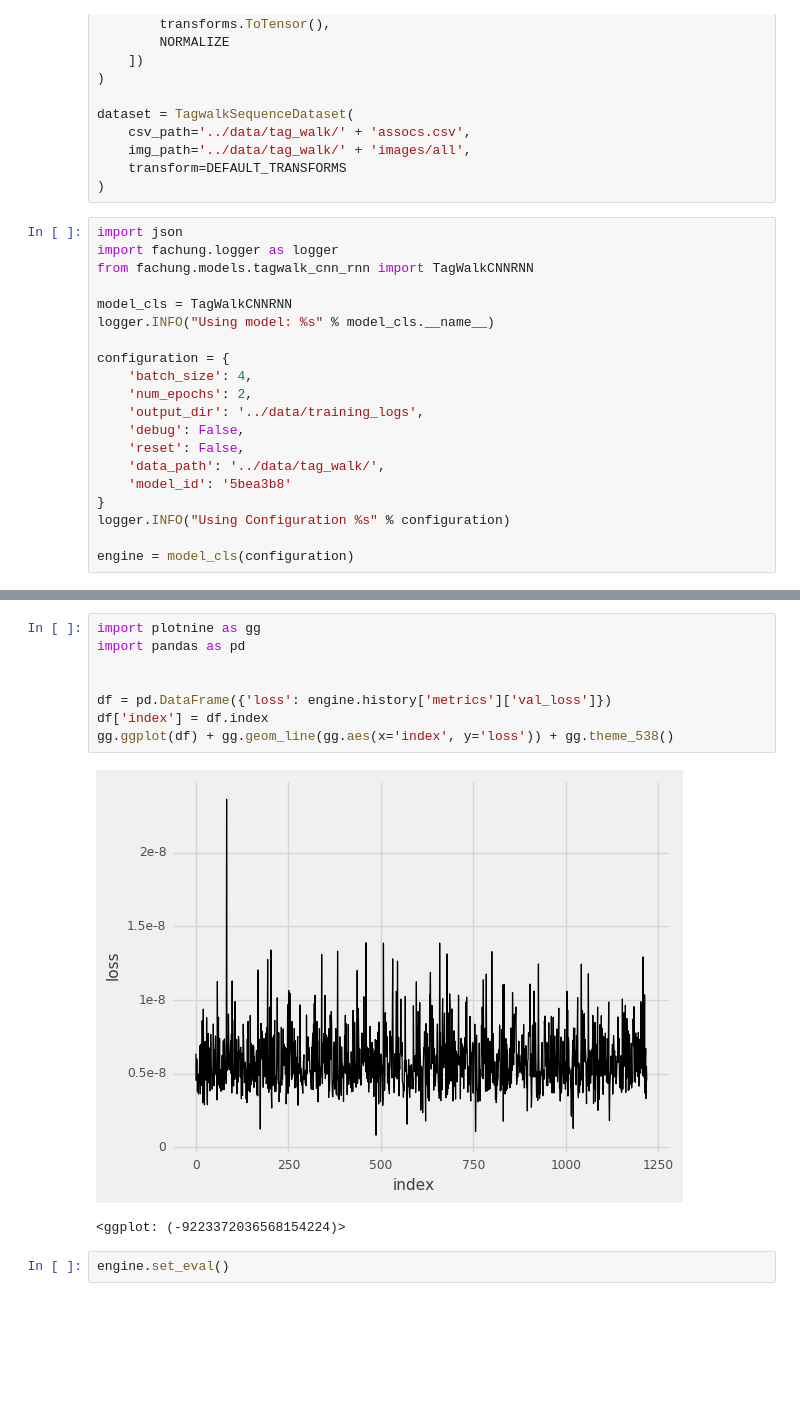
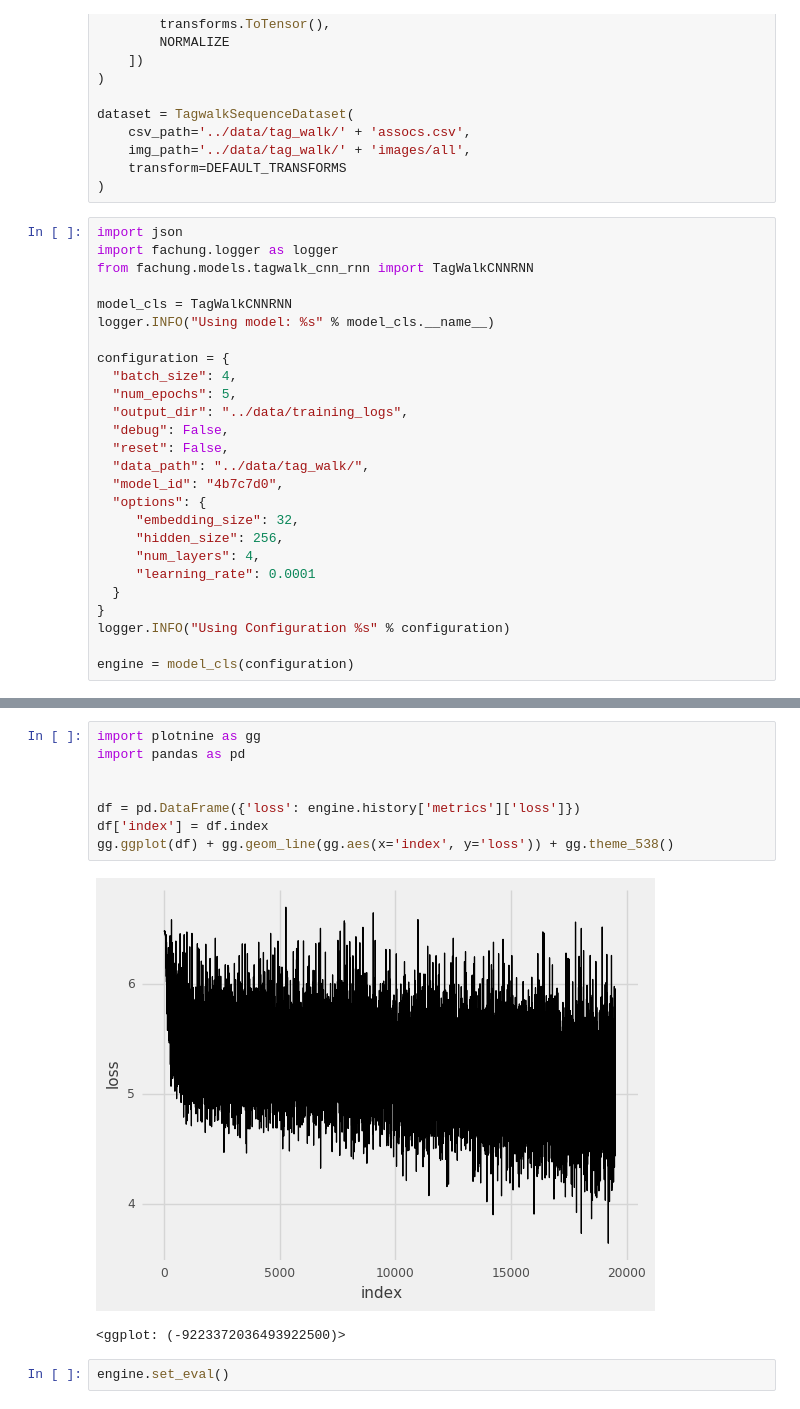
Before and after one commit to Antobiotics/tagWalk, a Jupyter notebook: tag_walk/notebooks/TagWalkClassification.ipynb, the cells around one changed output, grey strips where cells are left out. Drawn from its saved outputs; the diff is of its cells as text; blank space fills up the shorter version.

Commit message:
:microscope: Slow training

```diff
--- a/tag_walk/notebooks/TagWalkClassification.ipynb
+++ b/tag_walk/notebooks/TagWalkClassification.ipynb
@@ -257,13 +257,19 @@ model_cls = TagWalkCNNRNN
 logger.INFO("Using model: %s" % model_cls.__name__)
 
 configuration = {
-    'batch_size': 4,
-    'num_epochs': 2,
-    'output_dir': '../data/training_logs',
-    'debug': False,
-    'reset': False,
-    'data_path': '../data/tag_walk/',
-    'model_id': '5bea3b8'
+  "batch_size": 4,
+  "num_epochs": 5,
+  "output_dir": "../data/training_logs",
+  "debug": False,
+  "reset": False,
+  "data_path": "../data/tag_walk/",
+  "model_id": "4b7c7d0",
+  "options": {
+     "embedding_size": 32,
+     "hidden_size": 256,
+     "num_layers": 4,
+     "learning_rate": 0.0001
+  }
 }
 logger.INFO("Using Configuration %s" % configuration)
 
@@ -282,14 +288,14 @@ engine.read_model()
 # %%
 import plotnine as gg
 import pandas as pd
 
 
-df = pd.DataFrame({'loss': engine.history['metrics']['val_loss']})
+df = pd.DataFrame({'loss': engine.history['metrics']['loss']})
 df['index'] = df.index
 gg.ggplot(df) + gg.geom_line(gg.aes(x='index', y='loss')) + gg.theme_538()
 # %% [output]
-[figure, old version]
+[figure, new version]
-<ggplot: (-9223372036568154224)>
+<ggplot: (-9223372036493922500)>
 # %%
 engine.set_eval()
 # %%
```
Also changed, not shown: parts of 2 cells of this notebook, 1 other file.
